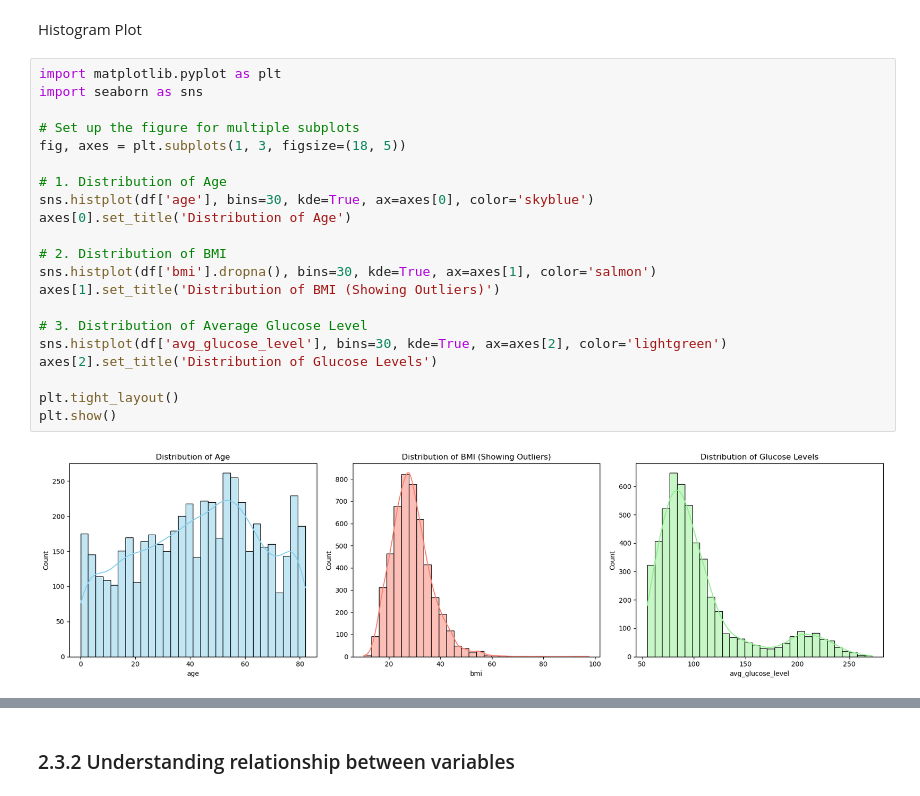
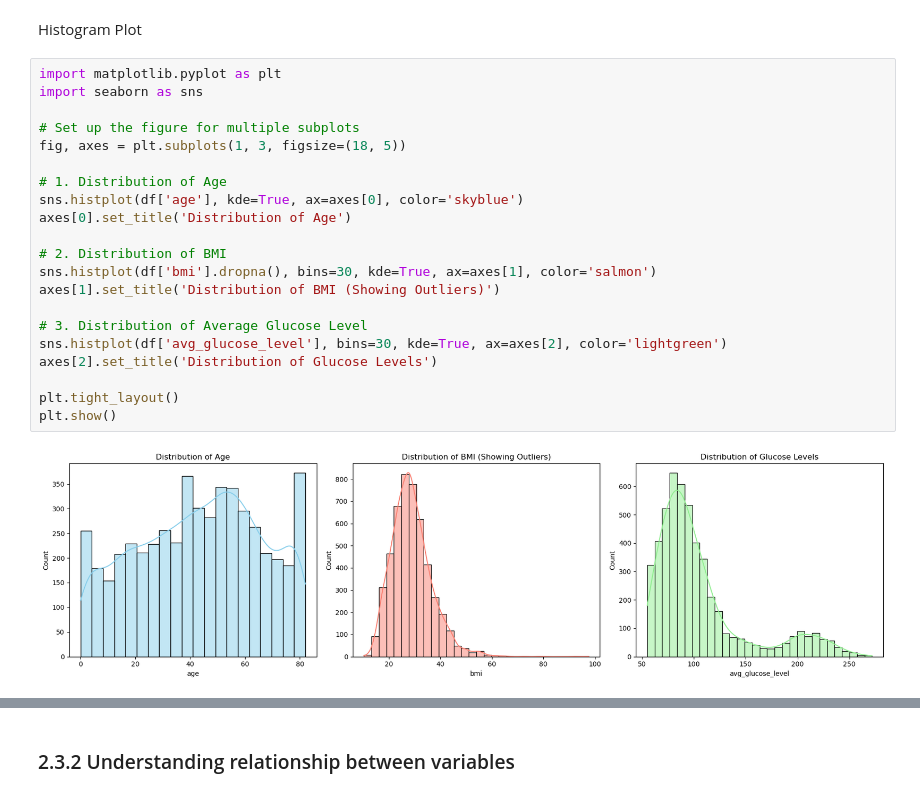
Before and after one commit to Frogkri/MLDP, a Jupyter notebook: MLDP Program Codes Submission Template.ipynb, the cells around one changed output, grey strips where cells are left out. Cells and saved outputs as stored; diff of their text form.

```diff
--- a/MLDP Program Codes Submission Template.ipynb
+++ b/MLDP Program Codes Submission Template.ipynb
@@ -153,23 +179,23 @@ Histogram Plot
 # %%
 import matplotlib.pyplot as plt
 import seaborn as sns
 
 # Set up the figure for multiple subplots
 fig, axes = plt.subplots(1, 3, figsize=(18, 5))
 
 # 1. Distribution of Age
-sns.histplot(df['age'], bins=30, kde=True, ax=axes[0], color='skyblue')
+sns.histplot(df['age'], kde=True, ax=axes[0], color='skyblue')
 axes[0].set_title('Distribution of Age')
 
 # 2. Distribution of BMI
 sns.histplot(df['bmi'].dropna(), bins=30, kde=True, ax=axes[1], color='salmon')
 axes[1].set_title('Distribution of BMI (Showing Outliers)')
 
 # 3. Distribution of Average Glucose Level
 sns.histplot(df['avg_glucose_level'], bins=30, kde=True, ax=axes[2], color='lightgreen')
 axes[2].set_title('Distribution of Glucose Levels')
 
 plt.tight_layout()
 plt.show()
 # %% [output]
-[figure, old version]
+[figure, new version]
```
Also changed, not shown: parts of 27 cells of this notebook, 2 other files.
